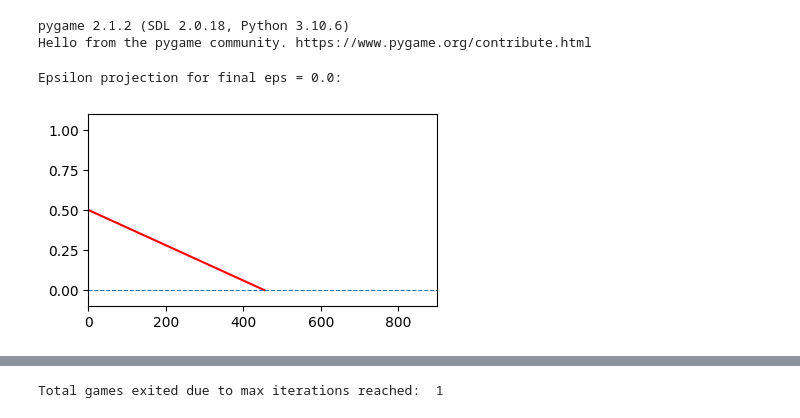
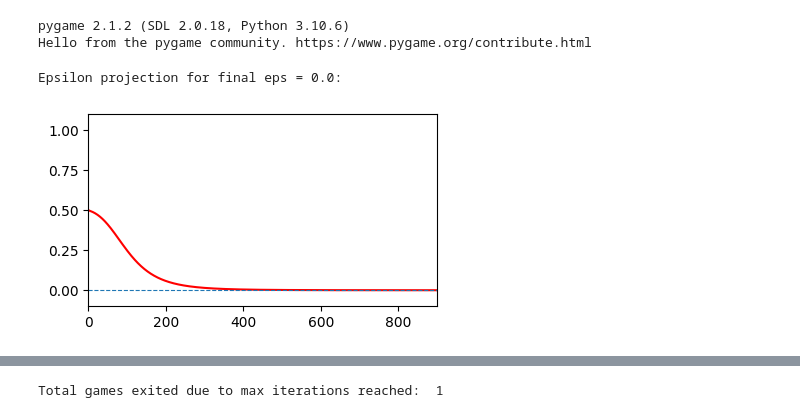
Before and after one commit to seba2390/Snake, a Jupyter notebook: DQN4 - new snake impl-fixed_state_bug-dist_state_rep/AI.ipynb, the cells around one changed output, grey strips where cells are left out. Drawn from its saved outputs; the diff is of its cells as text; code cells hidden in the pictures.

```diff
--- a/DQN4 - new snake impl-fixed_state_bug-dist_state_rep/AI.ipynb
+++ b/DQN4 - new snake impl-fixed_state_bug-dist_state_rep/AI.ipynb
@@ -22,7 +22,7 @@ BATCH_SIZE = 128
 GAMMA = 0.99
 EPS_START = 0.5
 EPS_END = 0.0
-EPS_DECAY = 0.0011
+EPS_DECAY = 0.02
 TARGET_UPDATE = 10
 MY_SEED = 0
 LR = 0.0001
@@ -35,36 +35,36 @@ nr_actions = 4
 
 agent_007 = Agent(gamma=GAMMA,exploration_rate=EPS_START,lr=LR,
                   input_size=state_size, batch_size=BATCH_SIZE,
                   nr_actions=nr_actions, max_mem_size=MEMORY_SIZE,
                   nr_episodes=NUM_EPISODES, exploration_rate_min=EPS_END,
                   exploration_decay_rate=EPS_DECAY,seed=MY_SEED)
 
 my_params = HyperParameters(batch_size=BATCH_SIZE,gamma=GAMMA,eps_0=EPS_START,
                             eps_min=EPS_END,eps_decay_rate=EPS_DECAY,
                             target_update_freq=TARGET_UPDATE,learning_rate=LR,
                             memory_size=MEMORY_SIZE,n_episodes=NUM_EPISODES)
 
 print(f"Epsilon projection for final eps = {EPS_END}:")
 fig, ax = plt.subplots(1,1,figsize=(4.5,2.5))
 eps = np.linspace(0.00001,NUM_EPISODES,1000)
 
 #### Different epsilon decay strategies ####
 #ys = 1.0 - EPS_DECAY * eps
 #ys = agent_007.stretched_exponential_view(eps,NUM_EPISODES,EPS_START,EPS_END)
-ys = agent_007.linear_view(eps,EPS_START,EPS_DECAY)
+#ys = agent_007.linear_view(eps,EPS_START,EPS_DECAY)
 #ys = agent_007.exponential(eps,EPS_START,EPS_END,EPS_DECAY)
 #ys = agent_007.oscillator(eps,EPS_START,EPS_END,NUM_EPISODES,A = 3.5,B=20)
 #ys = agent_007.inverse_power(eps,EPS_DECAY,EPS_START,EPS_END)
-#ys = agent_007.exponential_ski_hill(eps,EPS_DECAY,EPS_START,EPS_END)
+ys = agent_007.exponential_ski_hill(eps,EPS_DECAY,EPS_START,EPS_END)
 eps, ys = eps[ys >= EPS_END], ys[ys >= EPS_END]
 ax.plot(eps, ys,'r-')
 ax.set_xlim(0,NUM_EPISODES)
 ax.set_ylim(-0.1,1.1)
 ax.hlines(EPS_END,0,NUM_EPISODES,lw=0.8,ls='--')
 plt.show()
 # %% [output]
 Epsilon projection for final eps = 0.0:
-[figure, old version]
+[figure, new version]
 # %%
 episode_durations = []
 episode_rewards = []
```
Also changed, not shown: parts of 1 cell of this notebook.
